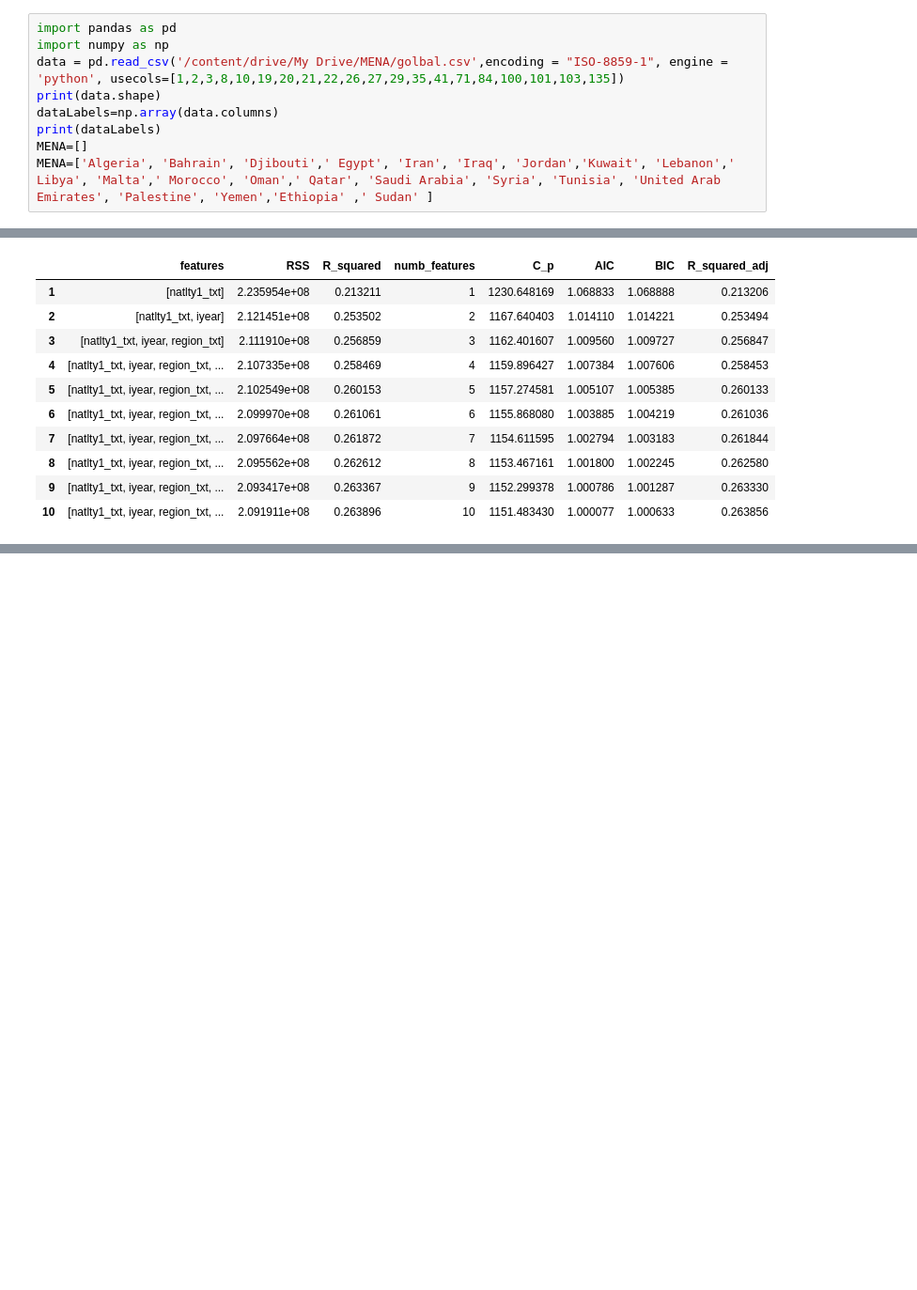
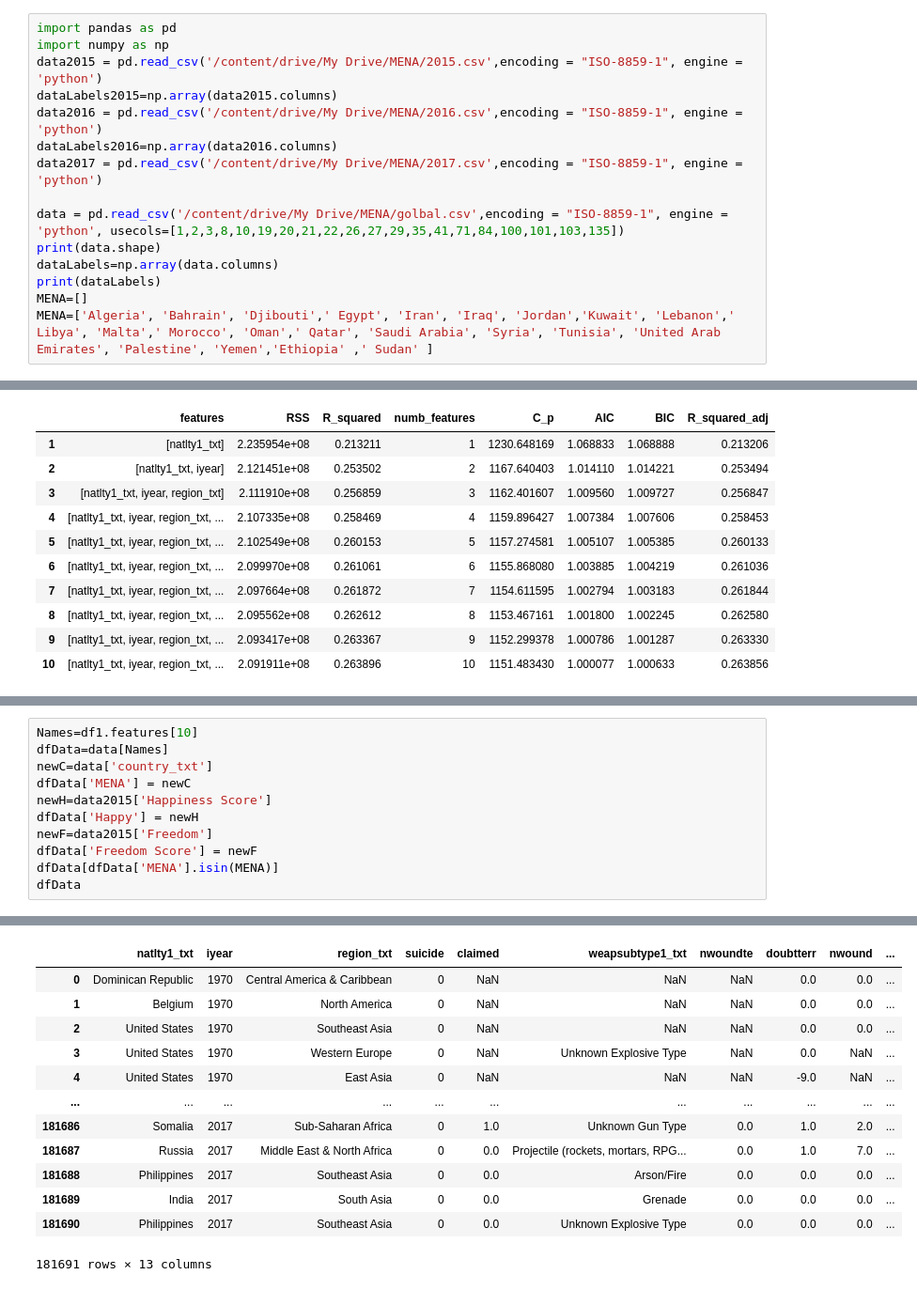
Before and after one commit to aghapygad336/MENA, a Jupyter notebook: MENA.ipynb, the cells around one changed output, grey strips where cells are left out. Shown: that part at 94% size. Saved outputs shown, nothing was run; the diff lists cells and outputs as text; blank space fills up the shorter version.

```diff
--- a/MENA.ipynb
+++ b/MENA.ipynb
@@ -8,6 +8,12 @@ Drive already mounted at /content/drive; to attempt to forcibly remount, call dr
 # %%
 import pandas as pd
 import numpy as np
+data2015 = pd.read_csv('/content/drive/My Drive/MENA/2015.csv',encoding = "ISO-8859-1", engine = 'python')
+dataLabels2015=np.array(data2015.columns)
+data2016 = pd.read_csv('/content/drive/My Drive/MENA/2016.csv',encoding = "ISO-8859-1", engine = 'python')
+dataLabels2016=np.array(data2016.columns)
+data2017 = pd.read_csv('/content/drive/My Drive/MENA/2017.csv',encoding = "ISO-8859-1", engine = 'python')
+
 data = pd.read_csv('/content/drive/My Drive/MENA/golbal.csv',encoding = "ISO-8859-1", engine = 'python', usecols=[1,2,3,8,10,19,20,21,22,26,27,29,35,41,71,84,100,101,103,135])
 print(data.shape)
 dataLabels=np.array(data.columns)
@@ -147,0 +142,12 @@ df
+# %%
+Names=df1.features[10]
+dfData=data[Names]
+newC=data['country_txt']
+dfData['MENA'] = newC
+newH=data2015['Happiness Score']
+dfData['Happy'] = newH
+newF=data2015['Freedom']
+dfData['Freedom Score'] = newF
+dfData[dfData['MENA'].isin(MENA)]
+dfData
+# %% [output]
@@ -147,0 +168,13 @@ df
+|  | natlty1_txt | iyear | region_txt | suicide | claimed | weapsubtype1_txt | nwoundte | doubtterr | nwound | ... |
+| 0 | Dominican Republic | 1970 | Central America & Caribbean | 0 | NaN | NaN | NaN | 0.0 | 0.0 | ... |
+| 1 | Belgium | 1970 | North America | 0 | NaN | NaN | NaN | 0.0 | 0.0 | ... |
+| 2 | United States | 1970 | Southeast Asia | 0 | NaN | NaN | NaN | 0.0 | 0.0 | ... |
+| 3 | United States | 1970 | Western Europe | 0 | NaN | Unknown Explosive Type | NaN | 0.0 | NaN | ... |
+| 4 | United States | 1970 | East Asia | 0 | NaN | NaN | NaN | -9.0 | NaN | ... |
+| ... | ... | ... | ... | ... | ... | ... | ... | ... | ... | ... |
+| 181686 | Somalia | 2017 | Sub-Saharan Africa | 0 | 1.0 | Unknown Gun Type | 0.0 | 1.0 | 2.0 | ... |
+| 181687 | Russia | 2017 | Middle East & North Africa | 0 | 0.0 | Projectile (rockets, mortars, RPG... | 0.0 | 1.0 | 7.0 | ... |
+| 181688 | Philippines | 2017 | Southeast Asia | 0 | 0.0 | Arson/Fire | 0.0 | 0.0 | 0.0 | ... |
+| 181689 | India | 2017 | South Asia | 0 | 0.0 | Grenade | 0.0 | 0.0 | 0.0 | ... |
+| 181690 | Philippines | 2017 | Southeast Asia | 0 | 0.0 | Unknown Explosive Type | 0.0 | 0.0 | 0.0 | ... |
+181691 rows × 13 columns
```
Also changed, not shown: parts of 3 cells of this notebook.
